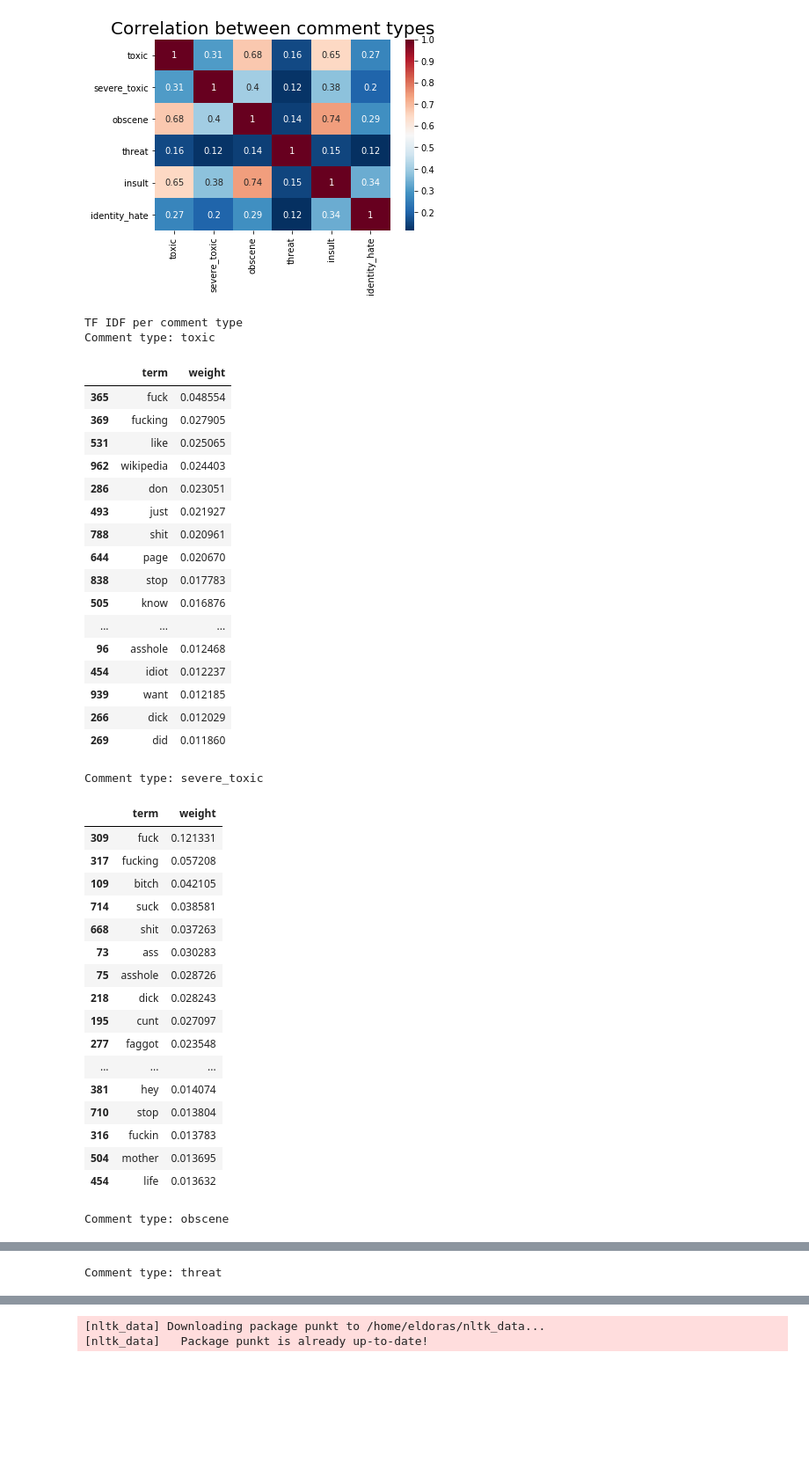
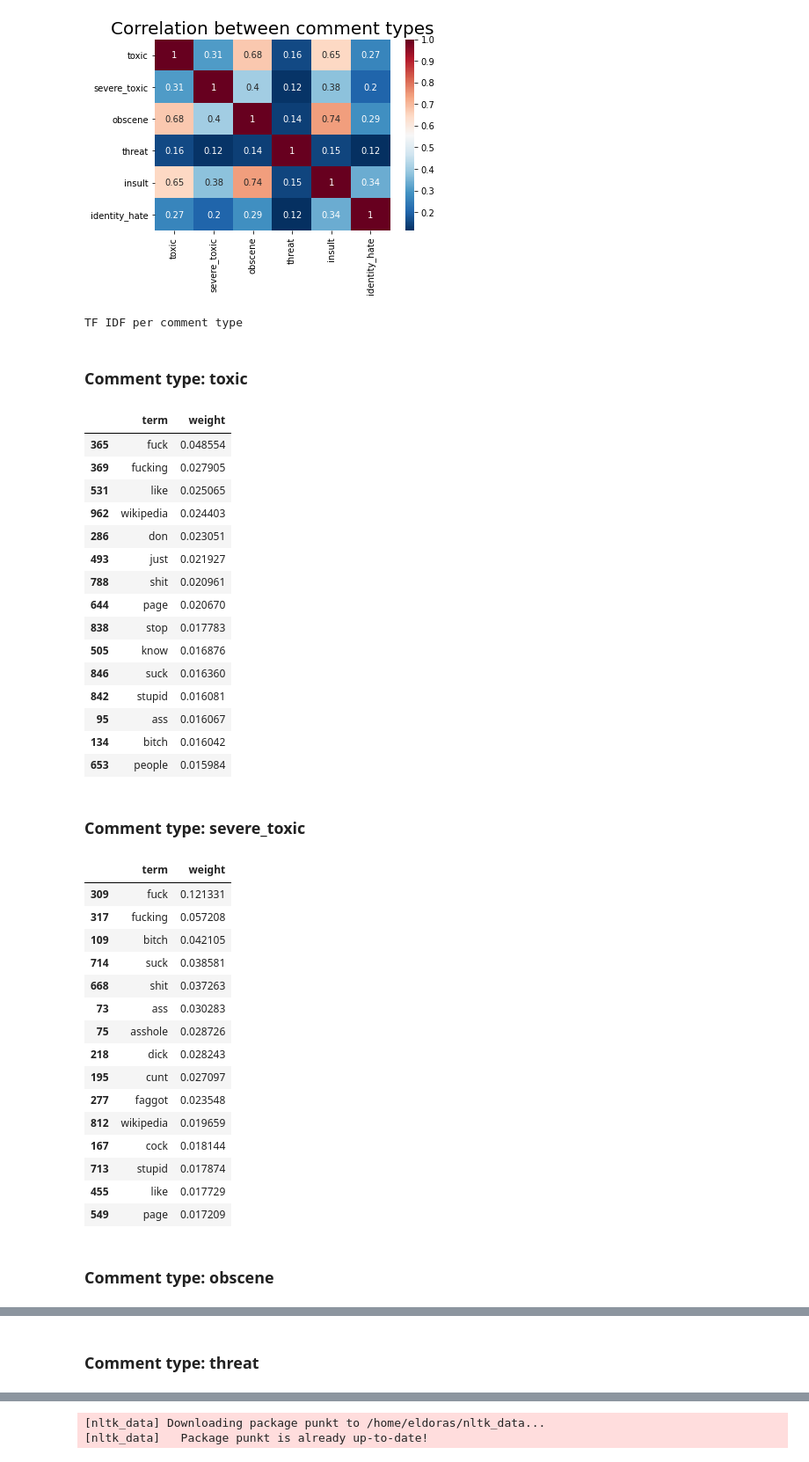
Before and after one commit to dwitek/Toxic-Comment-Classification, a Jupyter notebook: Data Mining.ipynb, the cells around one changed output, grey strips where cells are left out. Shown at 88% size. Drawn from its saved outputs; the diff is of its cells as text; code cells hidden in the pictures; blank space fills up the shorter version.

```diff
--- a/Data Mining.ipynb
+++ b/Data Mining.ipynb
@@ -141,35 +142,34 @@ plt.show()
 # %%
 print("TF IDF per comment type")
 for header in headers:
     comment_type_data = train_data.loc[train_data[header] == 1]
 
     tvec = TfidfVectorizer(min_df=.0025, stop_words='english', strip_accents='unicode', analyzer='word', max_features=1000)
     tvec_weights = tvec.fit_transform(comment_type_data['comment_text'])
     weights = np.asarray(tvec_weights.mean(axis=0)).ravel().tolist()
     weights_df = pd.DataFrame({'term': tvec.get_feature_names(), 'weight': weights})
-    print("Comment type: " + header)
-    display(weights_df.sort_values(by='weight', ascending=False).head(25))
+    display(HTML('<h3>Comment type: ' + header + '</h3>'))
+    display(weights_df.sort_values(by='weight', ascending=False).head(15))
 # %% [output]
 TF IDF per comment type
-Comment type: toxic
+Comment type: toxic
 |  | term | weight |
 | 365 | fuck | 0.048554 |
 | 369 | fucking | 0.027905 |
 | 531 | like | 0.025065 |
 | 962 | wikipedia | 0.024403 |
 | 286 | don | 0.023051 |
 | 493 | just | 0.021927 |
 | 788 | shit | 0.020961 |
 | 644 | page | 0.020670 |
 | 838 | stop | 0.017783 |
 | 505 | know | 0.016876 |
-| ... | ... | ... |
-| 96 | asshole | 0.012468 |
-| 454 | idiot | 0.012237 |
-| 939 | want | 0.012185 |
-| 266 | dick | 0.012029 |
-| 269 | did | 0.011860 |
+| 846 | suck | 0.016360 |
+| 842 | stupid | 0.016081 |
+| 95 | ass | 0.016067 |
+| 134 | bitch | 0.016042 |
+| 653 | people | 0.015984 |
-Comment type: severe_toxic
+Comment type: severe_toxic
 |  | term | weight |
 | 309 | fuck | 0.121331 |
 | 317 | fucking | 0.057208 |
@@ -181,13 +181,12 @@ Comment type: severe_toxic
 | 218 | dick | 0.028243 |
 | 195 | cunt | 0.027097 |
 | 277 | faggot | 0.023548 |
-| ... | ... | ... |
-| 381 | hey | 0.014074 |
-| 710 | stop | 0.013804 |
-| 316 | fuckin | 0.013783 |
-| 504 | mother | 0.013695 |
-| 454 | life | 0.013632 |
+| 812 | wikipedia | 0.019659 |
+| 167 | cock | 0.018144 |
+| 713 | stupid | 0.017874 |
+| 455 | like | 0.017729 |
+| 549 | page | 0.017209 |
-Comment type: obscene
+Comment type: obscene
 |  | term | weight |
 | 357 | fuck | 0.074229 |
 | 364 | fucking | 0.042188 |
@@ -208,4 +206,4 @@ Comment type: obscene
-Comment type: threat
+Comment type: threat
 |  | term | weight |
 | 236 | die | 0.060658 |
 | 461 | kill | 0.054482 |
```
Also changed, not shown: parts of 4 cells of this notebook, 1 other file.
